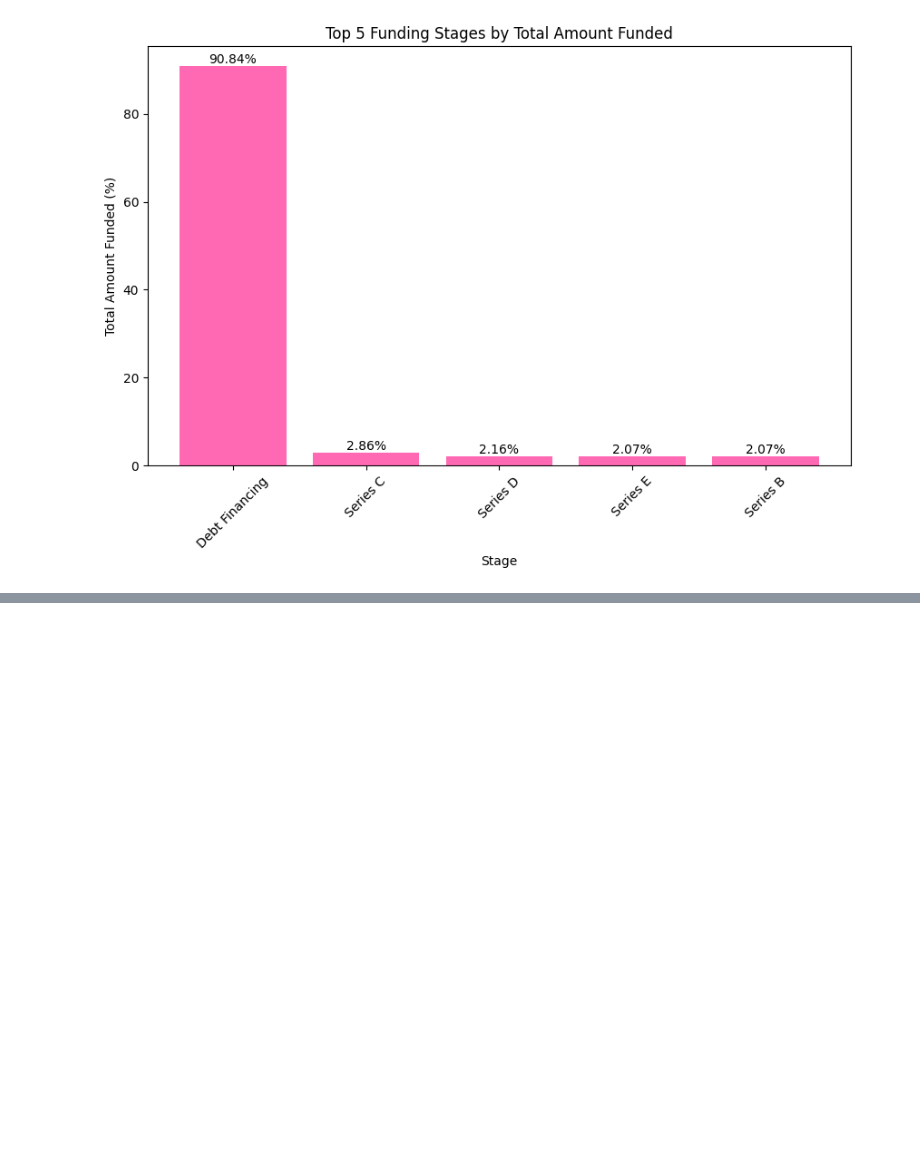
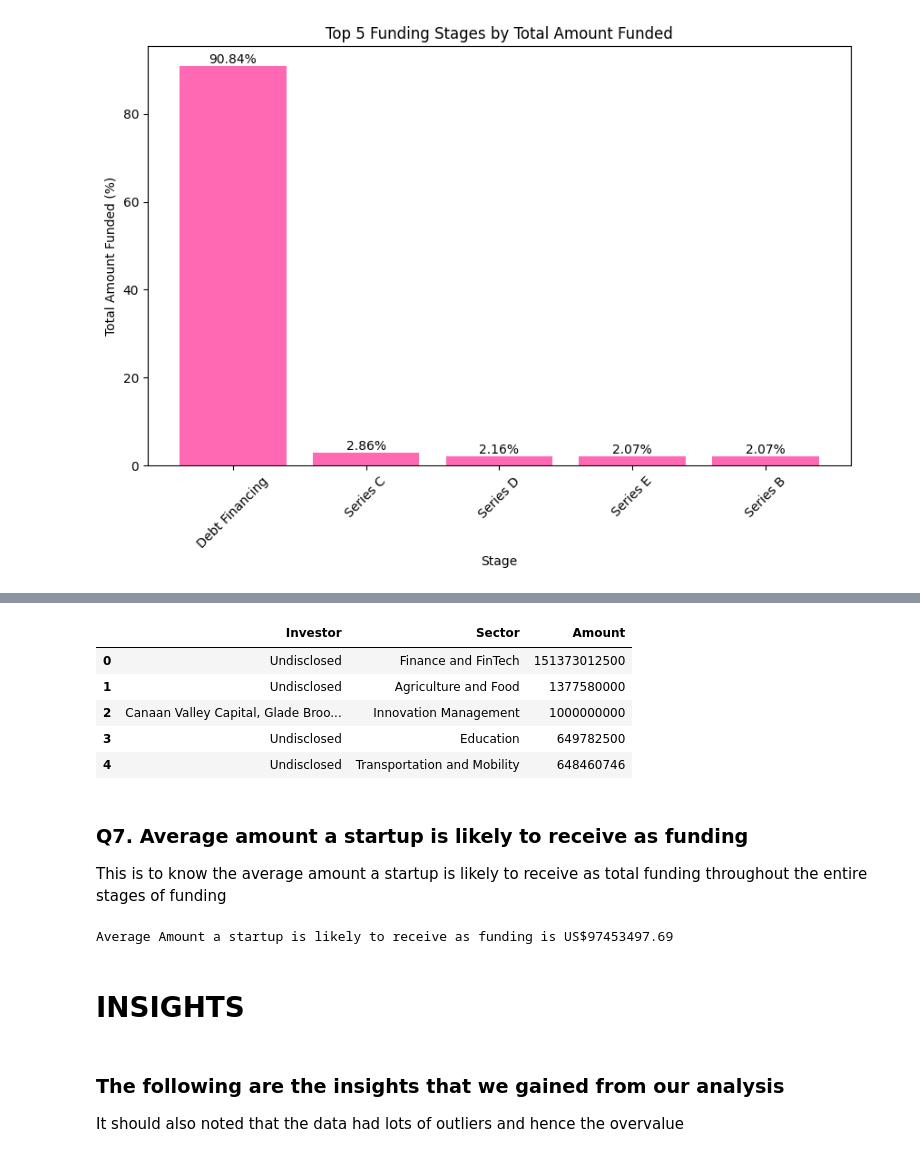
Before and after one commit to Josiegithub/Indian-Ecosystem-Data-Analysis-Project, a Jupyter notebook: Notebook/main.ipynb, the cells around one changed output, grey strips where cells are left out. Drawn from its saved outputs; the diff is of its cells as text; code cells hidden in the pictures; blank space fills up the shorter version.

```diff
--- a/Notebook/main.ipynb
+++ b/Notebook/main.ipynb
@@ -1475,0 +1434,29 @@ plt.yticks(fontsize=15)
+# %%
+invest = data_combined[data_combined["Investor"] != "Unknown"]
+# %%
+investors = data_combined.groupby([(invest["Investor"]), "Sector"])["Amount"].sum().apply(lambda x: math.ceil(x))
+inv = investors.sort_values(ascending=False).reset_index()
+inv.head()
+# %% [output]
+|  | Investor | Sector | Amount |
+| 0 | Undisclosed | Finance and FinTech | 151373012500 |
+| 1 | Undisclosed | Agriculture and Food | 1377580000 |
+| 2 | Canaan Valley Capital, Glade Broo... | Innovation Management | 1000000000 |
+| 3 | Undisclosed | Education | 649782500 |
+| 4 | Undisclosed | Transportation and Mobility | 648460746 |
+# %% [markdown]
+### Q7. Average amount a startup is likely to receive as funding
+
+This is to know the average amount a startup is likely to receive as total funding throughout the entire stages of funding
+# %%
+number_of_startups = data_combined["Company_Name"].count()
+total_funding = data_combined["Amount"].sum()
+
+print(f"Average Amount a startup is likely to receive as funding is US${(total_funding / number_of_startups):.2f}")
+# %% [output]
+Average Amount a startup is likely to receive as funding is US$97453497.69
+# %% [markdown]
+# INSIGHTS
+# %% [markdown]
+### The following are the insights that we gained from our analysis
+It should also noted that the data had lots of outliers and hence the overvalue
```
Also changed, not shown: parts of 6 cells of this notebook.
